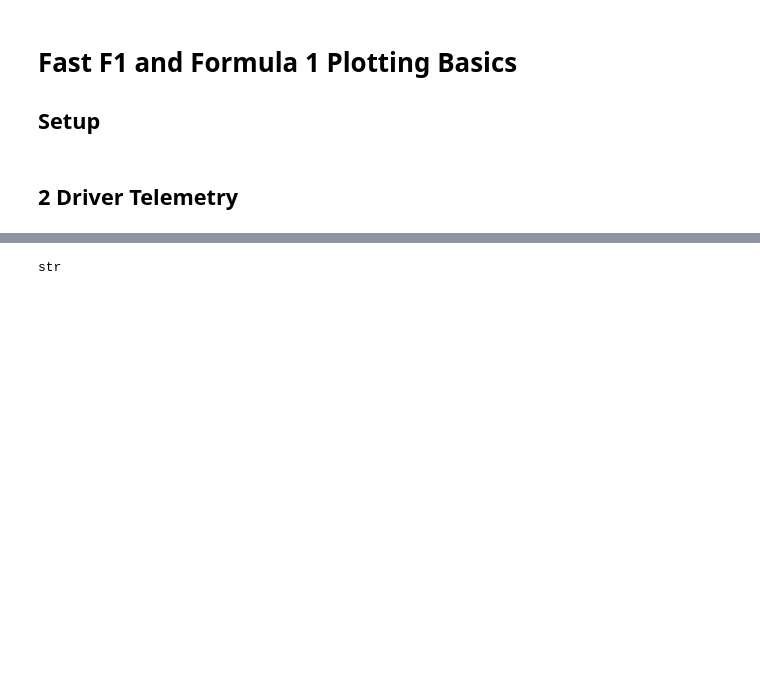
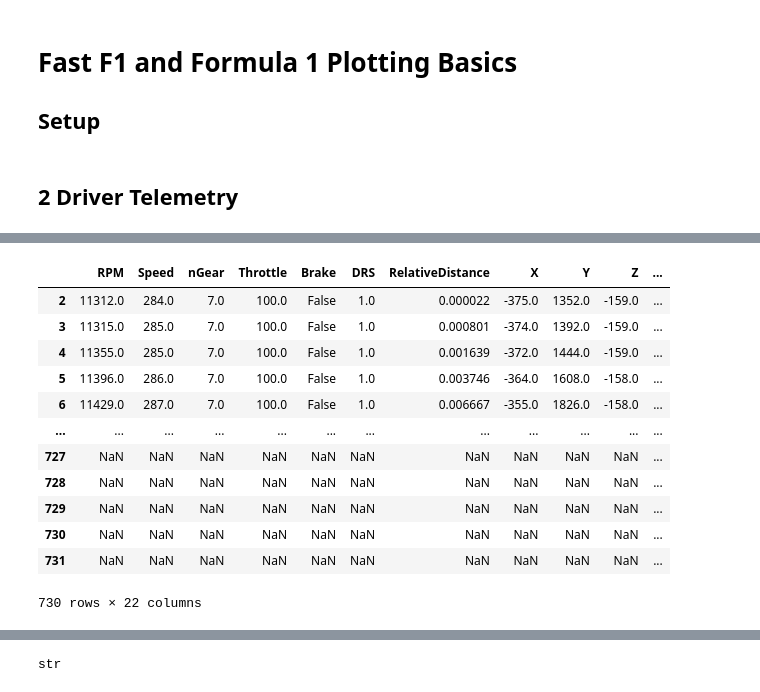
Before and after one commit to SamBurky/formula1-telemetry, a Jupyter notebook: Telemetry/telemetrybasics.ipynb, the cells around one changed output, grey strips where cells are left out. Drawn from its saved outputs; the diff is of its cells as text; code cells hidden in the pictures; blank space fills up the shorter version.

```diff
--- a/Telemetry/telemetrybasics.ipynb
+++ b/Telemetry/telemetrybasics.ipynb
@@ -29,0 +83,3 @@ fastf1.Cache.enable_cache('../cache')
+# %%
+telemetry = telemetry_driver_1.append(telemetry_driver_2)
+telemetry
@@ -29,0 +123,20 @@ fastf1.Cache.enable_cache('../cache')
+# %%
+if telemetry_driver_1.shape[0] >= telemetry_driver_2.shape[0]:
+    i = 0
+telemetry = telemetry_driver_1.merge(telemetry_driver_2, how='outer',left_index=True, right_index=True)
+# %%
+telemetry
+# %% [output]
+|  | RPM | Speed | nGear | Throttle | Brake | DRS | RelativeDistance | X | Y | Z | ... |
+| 2 | 11312.0 | 284.0 | 7.0 | 100.0 | False | 1.0 | 0.000022 | -375.0 | 1352.0 | -159.0 | ... |
+| 3 | 11315.0 | 285.0 | 7.0 | 100.0 | False | 1.0 | 0.000801 | -374.0 | 1392.0 | -159.0 | ... |
+| 4 | 11355.0 | 285.0 | 7.0 | 100.0 | False | 1.0 | 0.001639 | -372.0 | 1444.0 | -159.0 | ... |
+| 5 | 11396.0 | 286.0 | 7.0 | 100.0 | False | 1.0 | 0.003746 | -364.0 | 1608.0 | -158.0 | ... |
+| 6 | 11429.0 | 287.0 | 7.0 | 100.0 | False | 1.0 | 0.006667 | -355.0 | 1826.0 | -158.0 | ... |
+| ... | ... | ... | ... | ... | ... | ... | ... | ... | ... | ... | ... |
+| 727 | NaN | NaN | NaN | NaN | NaN | NaN | NaN | NaN | NaN | NaN | ... |
+| 728 | NaN | NaN | NaN | NaN | NaN | NaN | NaN | NaN | NaN | NaN | ... |
+| 729 | NaN | NaN | NaN | NaN | NaN | NaN | NaN | NaN | NaN | NaN | ... |
+| 730 | NaN | NaN | NaN | NaN | NaN | NaN | NaN | NaN | NaN | NaN | ... |
+| 731 | NaN | NaN | NaN | NaN | NaN | NaN | NaN | NaN | NaN | NaN | ... |
+730 rows × 22 columns
```
Also changed, not shown: parts of 10 cells of this notebook, 9 other files.
